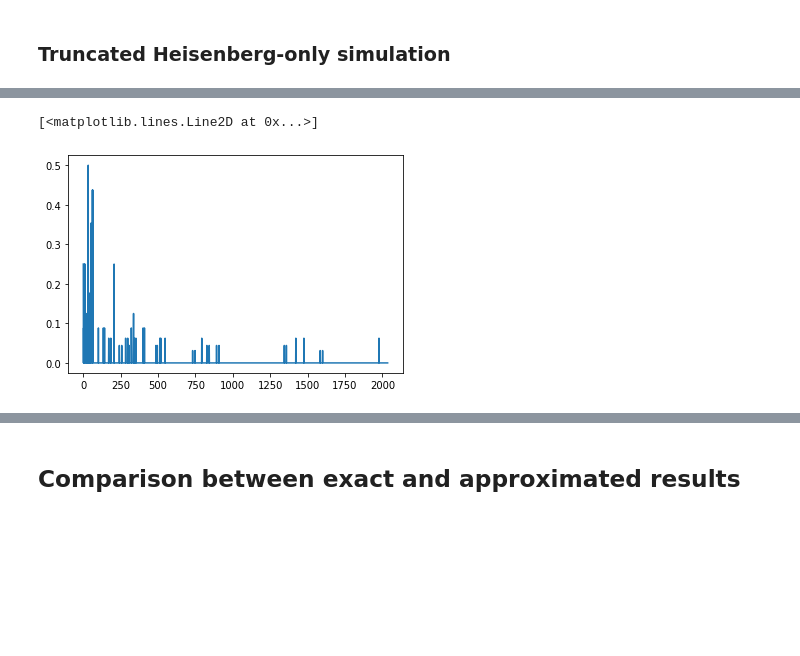
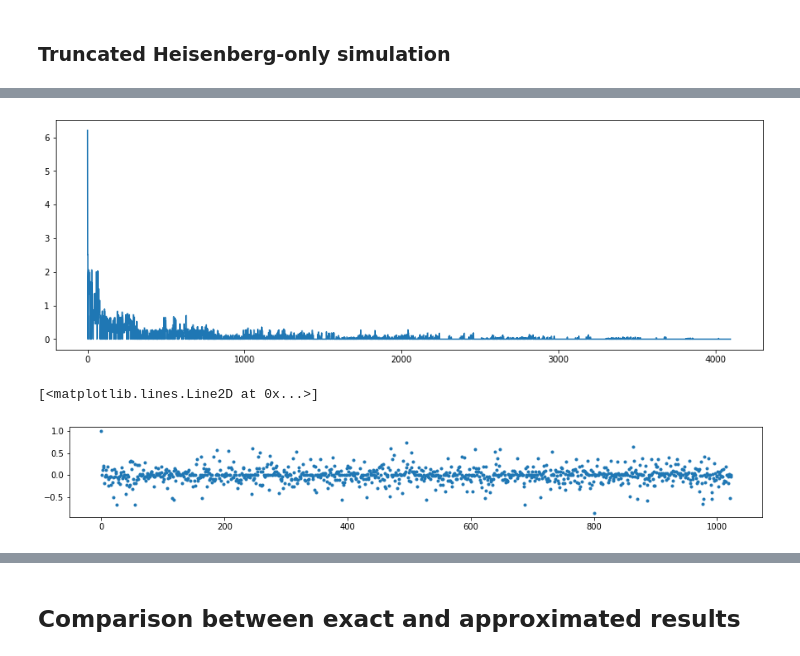
Before and after one commit to andreamari/dropbox, a Jupyter notebook: clifford/magic_state_similation3.ipynb, the cells around one changed output, grey strips where cells are left out. Saved outputs shown, nothing was run; the diff lists cells and outputs as text; code cells hidden in the pictures; blank space fills up the shorter version.

```diff
--- a/clifford/magic_state_similation3.ipynb
+++ b/clifford/magic_state_similation3.ipynb
@@ -38,12 +38,13 @@ from qiskit.quantum_info import Pauli
 import numpy as np
 from matplotlib import pyplot as plt
 
-seed = 0
-n_qubits = 10
-num_t = 11
-num_1q_cliff = 25
-num_cnots = 25
+seed = 2
+n_qubits = 5
+num_t = 12
+num_1q_cliff = 500
+num_cnots = 500
 num_paulis = 4 ** 5
+num_paulis = min(num_paulis, 4 ** n_qubits)
 
 # Simulations to be run
 density_matrix = True
@@ -73,7 +74,7 @@ random_pauli_string(5)
 # %%
 def sample_pauli_strings(num_paulis, n_qubits, with_replacement=False, seed=0):
     """Returns a list of random Pauli strings sorted from many Is to few Is."""
-    max_iterations = 4 ** (n_qubits + 2)
+    max_iterations = 4 ** (n_qubits + 3)
     sampled_paulis = []
 
     for j in range(max_iterations):
@@ -111,8 +112,8 @@ def rnd_clifford_t_circuit(n_qubits, num_t, num_1q_cliff, num_cnots, t_gadget=Fa
         seed_s: The seed associated only to the gadget randomization (see "randomize" option).
     """
 
-    if n_qubits < 5:
-        raise ValueError("The number of qubits must be at least 5.")
+    if n_qubits < 2:
+        raise ValueError("The number of qubits must be at least 2.")
 
     # init rnd number generator
     if seed is None:
@@ -524,7 +525,7 @@ from time import time
 # %%
 %%time
 if truncated_heisenberg:
-    truncation_factor = 0.9
+    truncation_factor = 1.0
     max_z_weight = int(num_t * truncation_factor)
     circuit = rnd_clifford_t_circuit(
         n_qubits=n_qubits, num_t=num_t, num_1q_cliff=num_1q_cliff, num_cnots=num_cnots, t_gadget=True, randomize=False, magic_prep=False, seed=seed
@@ -548,4 +549,6 @@ if truncated_heisenberg:
         all_terms_list.append(all_terms)
         # print(f"Pauli: {p} \texpval_heisenberg: {estimate:.4}")
     print("Expvals for all Paulis time:\t", time() - before)
+
+all_terms_list_np = np.array(all_terms_list)
 # %% [output]
@@ -556,6 +559,15 @@ Wall time: 53.4 s
 # %%
-mean_abs_terms = np.sum(np.abs(np.array(all_terms_list)), axis=0)
+fig_2 = plt.figure(figsize=(15,5))
+mean_abs_terms = np.sum(np.abs(all_terms_list_np), axis=0)
 plt.plot(mean_abs_terms)
+plt.show()
 # %% [output]
-[<matplotlib.lines.Line2D at 0x...>]
-[figure, old version]
+[figure, new version]
+# %%
+# Sum of all_terms vs Pauli observable
+#
+plt.figure(figsize=(15,2))
+plt.plot([np.sum(all_terms) for all_terms in all_terms_list_np], marker=".", linestyle="None")
+# %% [output]
+[<matplotlib.lines.Line2D at 0x...>]
+[figure, added]
```
Also changed, not shown: parts of 21 cells of this notebook.
